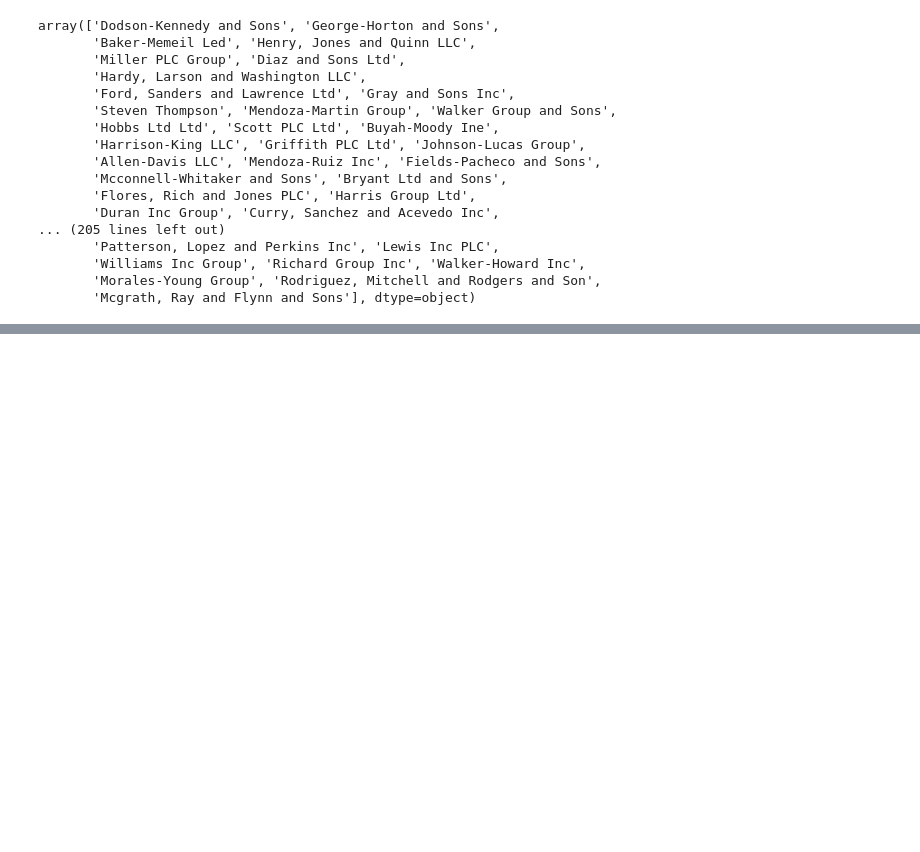
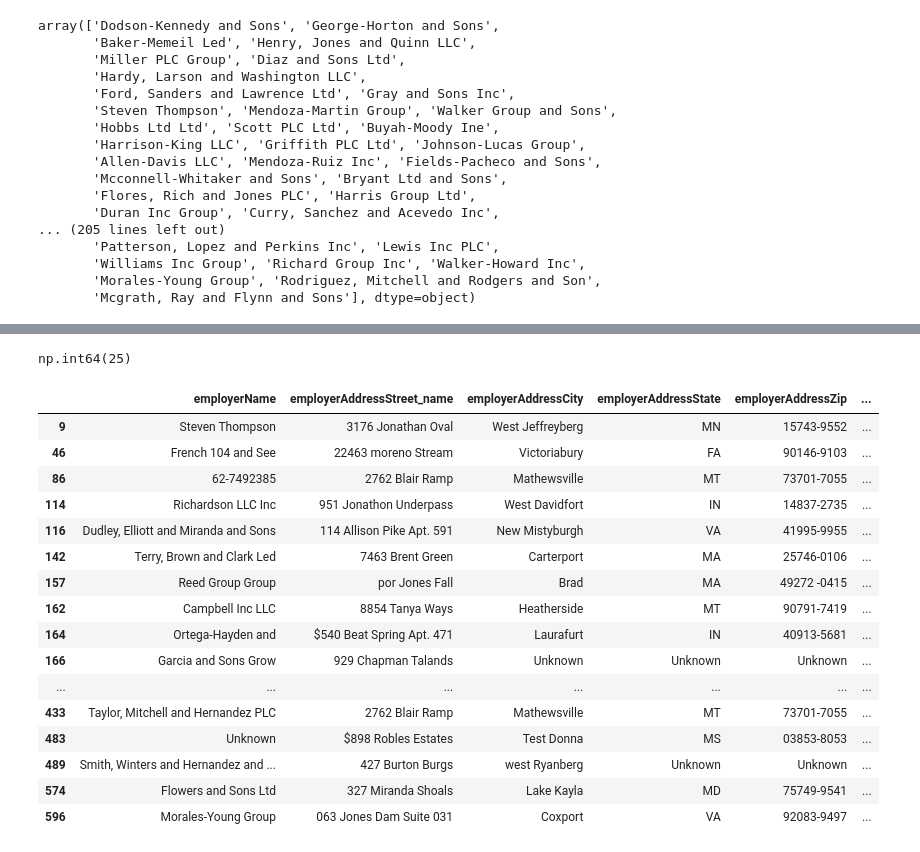
Before and after one commit to shubha987/Data-Task, a Jupyter notebook: casestudy.ipynb, the cells around one changed output, grey strips where cells are left out. Saved outputs shown, nothing was run; the diff lists cells and outputs as text; code cells hidden in the pictures; blank space fills up the shorter version.

```diff
--- a/casestudy.ipynb
+++ b/casestudy.ipynb
@@ -389,0 +475,9 @@ Name: count, Length: 488, dtype: int64
+# %%
+# Define the employer names to drop
+employers_to_drop = ['Timetay Bryant', 'Manbey', 'salas, Bergera and Levis Group']
+
+# Drop the rows where employerName is in the list
+extracted_entities_df = extracted_entities_df[~extracted_entities_df['employerName'].isin(employers_to_drop)]
+
+# Display the updated dataframe
+extracted_entities_df.head()
@@ -421,0 +586,7 @@ Name: count, Length: 68, dtype: int64
+# %%
+# Fill missing values in the specified columns with 'Unknown'
+columns_to_fill = ['employerAddressStreet_name', 'employerAddressCity', 'employerAddressState', 'employerAddressZip']
+extracted_entities_df[columns_to_fill] = extracted_entities_df[columns_to_fill].fillna('Unknown')
+
+# Verify the changes
+extracted_entities_df[columns_to_fill].isnull().sum()
@@ -421,0 +599,3 @@ Name: count, Length: 68, dtype: int64
+# %%
+## also make the employerName unknown where null
+extracted_entities_df['employerName'] = extracted_entities_df['employerName'].fillna('Unknown')
@@ -421,0 +646,26 @@ Name: count, Length: 68, dtype: int64
+# %%
+## null values of einEmployerIdentificationNumber
+extracted_entities_df['einEmployerIdentificationNumber'].isnull().sum()
+# %% [output]
+np.int64(25)
+# %%
+## the rows with null values of einEmployerIdentificationNumber
+extracted_entities_df[extracted_entities_df['einEmployerIdentificationNumber'].isnull()]
+# %% [output]
+|  | employerName | employerAddressStreet_name | employerAddressCity | employerAddressState | employerAddressZip | ... |
+| 9 | Steven Thompson | 3176 Jonathan Oval | West Jeffreyberg | MN | 15743-9552 | ... |
+| 46 | French 104 and See | 22463 moreno Stream | Victoriabury | FA | 90146-9103 | ... |
+| 86 | 62-7492385 | 2762 Blair Ramp | Mathewsville | MT | 73701-7055 | ... |
+| 114 | Richardson LLC Inc | 951 Jonathon Underpass | West Davidfort | IN | 14837-2735 | ... |
+| 116 | Dudley, Elliott and Miranda and Sons | 114 Allison Pike Apt. 591 | New Mistyburgh | VA | 41995-9955 | ... |
+| 142 | Terry, Brown and Clark Led | 7463 Brent Green | Carterport | MA | 25746-0106 | ... |
+| 157 | Reed Group Group | por Jones Fall | Brad | MA | 49272 -0415 | ... |
+| 162 | Campbell Inc LLC | 8854 Tanya Ways | Heatherside | MT | 90791-7419 | ... |
+| 164 | Ortega-Hayden and | $540 Beat Spring Apt. 471 | Laurafurt | IN | 40913-5681 | ... |
+| 166 | Garcia and Sons Grow | 929 Chapman Talands | Unknown | Unknown | Unknown | ... |
+| ... | ... | ... | ... | ... | ... | ... |
+| 433 | Taylor, Mitchell and Hernandez PLC | 2762 Blair Ramp | Mathewsville | MT | 73701-7055 | ... |
+| 483 | Unknown | $898 Robles Estates | Test Donna | MS | 03853-8053 | ... |
+| 489 | Smith, Winters and Hernandez and ... | 427 Burton Burgs | west Ryanberg | Unknown | Unknown | ... |
+| 574 | Flowers and Sons Ltd | 327 Miranda Shoals | Lake Kayla | MD | 75749-9541 | ... |
+| 596 | Morales-Young Group | 063 Jones Dam Suite 031 | Coxport | VA | 92083-9497 | ... |
```
Also changed, not shown: parts of 115 cells of this notebook, 1 other file.
